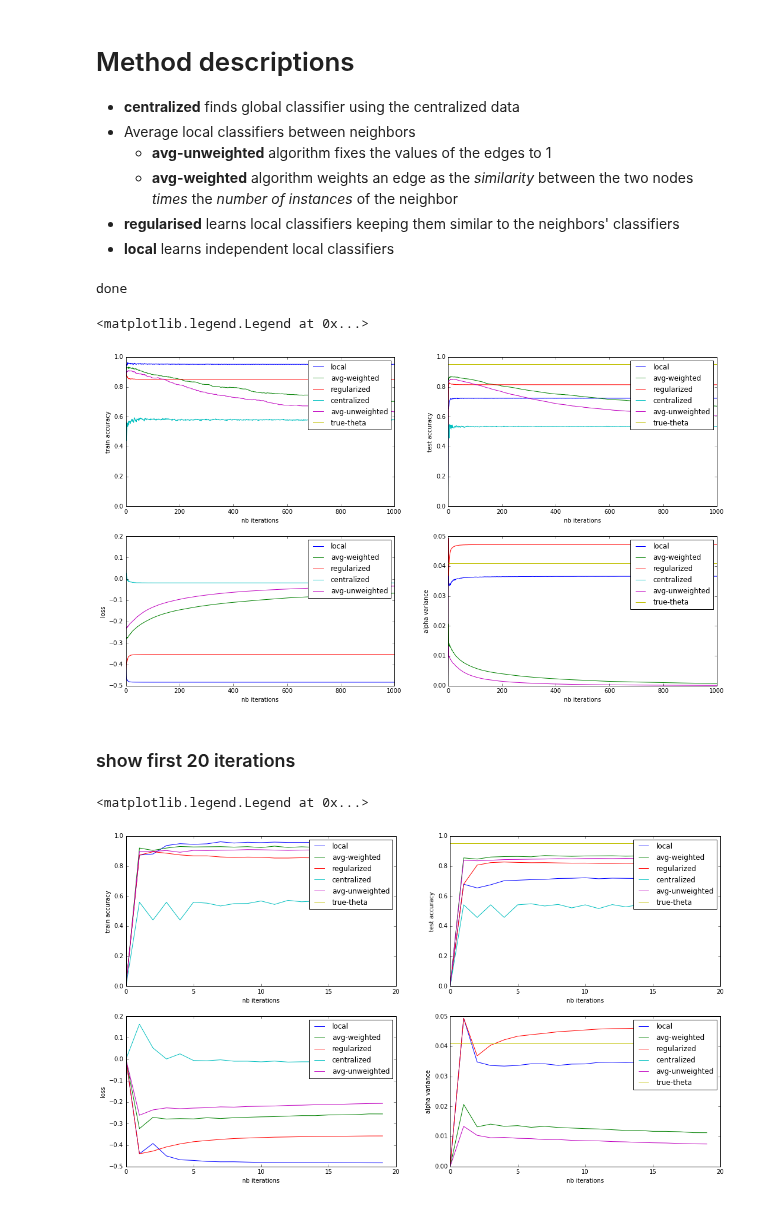
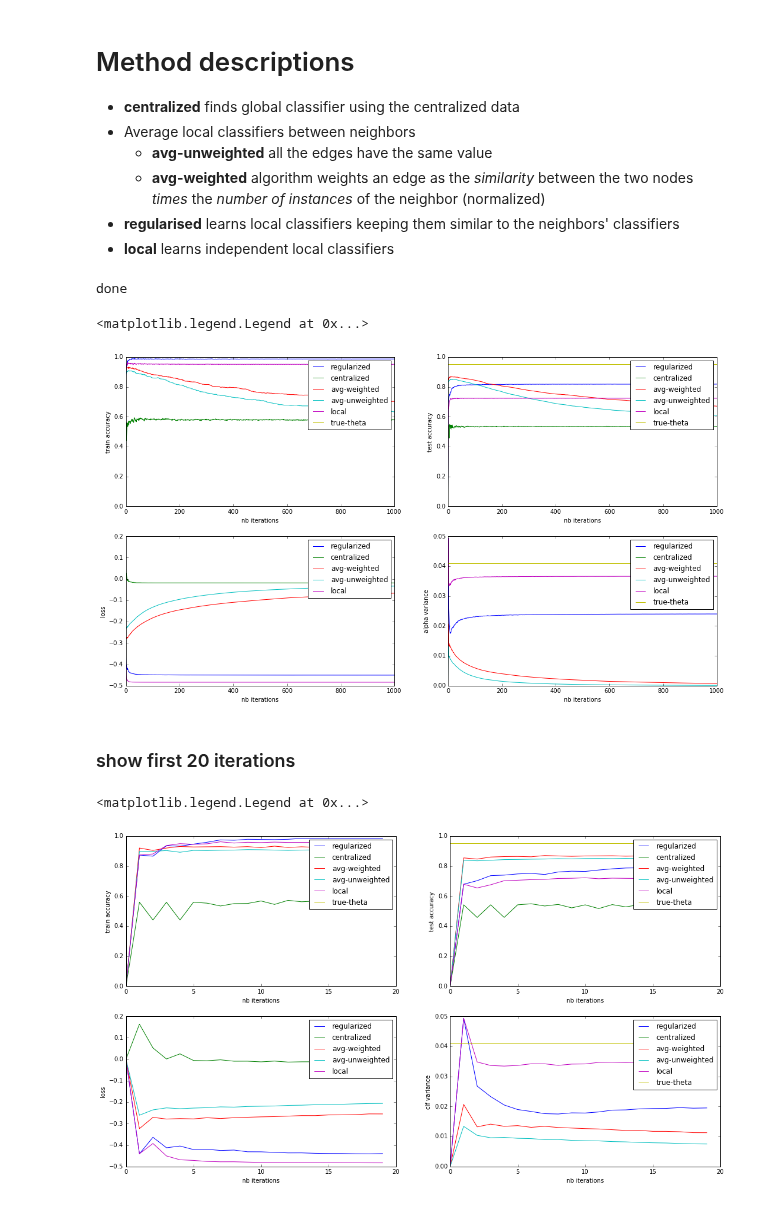
Before and after one commit to vzantedeschi/Dada, a Jupyter notebook: notebooks/Synthetic Graph.ipynb, the cells around one changed output. Saved outputs shown, nothing was run; the diff lists cells and outputs as text; code cells hidden in the pictures.

```diff
--- a/notebooks/Synthetic Graph.ipynb
+++ b/notebooks/Synthetic Graph.ipynb
@@ -3,8 +3,8 @@
 
 * **centralized** finds global classifier using the centralized data
 * Average local classifiers between neighbors
-  * **avg-unweighted** algorithm fixes the values of the edges to 1
-  * **avg-weighted** algorithm weights an edge as the *similarity* between the two nodes *times* the *number of instances* of the neighbor
+  * **avg-unweighted** all the edges have the same value
+  * **avg-weighted** algorithm weights an edge as the *similarity* between the two nodes *times* the *number of instances* of the neighbor (normalized)
 * **regularised** learns local classifiers keeping them similar to the neighbors' classifiers
 * **local** learns independent local classifiers
 # %%
@@ -31,7 +31,7 @@ N = 100
 D = 20
 NOISE_R = 0.05
 random_state = 2017
-MU = 0.1
+MU = 1
 
 V, theta_true, cluster_indexes = generate_models(nb_clust=1, nodes_per_clust=N, random_state=random_state)
 _, X, Y, X_test, Y_test, _, _ = generate_samples(V, theta_true, D, random_state=random_state, sample_error_rate=NOISE_R)
@@ -105,7 +105,7 @@ plt.plot(range(len(r_list)), [clf_var]*len(r_list), label='true-theta')
 plt.legend()
 # %% [output]
 <matplotlib.legend.Legend at 0x...>
-[figure, old version]
+[figure, new version]
 # %% [markdown]
 ### show first 20 iterations
 # %%
@@ -121,32 +121,32 @@ for k, r_list in results.items():
 plt.plot(range(max_iter), [acc[0]]*max_iter, label='true-theta')
 plt.legend()
 
 plt.subplot(222)
 plt.xlabel('nb iterations')
 plt.ylabel('test accuracy')
 
 for k, r_list in results.items():
     plt.plot(range(max_iter), [r['accuracy'][1] for r in r_list[:max_iter]], label='{}'.format(k))
 plt.plot(range(max_iter), [acc[1]]*max_iter, label='true-theta')
 plt.legend()
 
 plt.subplot(223)
 plt.xlabel('nb iterations')
 plt.ylabel('loss')
 
 for k, r_list in results.items():
     plt.plot(range(max_iter), [r['loss'] for r in r_list[:max_iter]], label='{}'.format(k))
 
 plt.legend()
 
 plt.subplot(224)
 plt.xlabel('nb iterations')
-plt.ylabel('alpha variance')
+plt.ylabel('clf variance')
 
 for k, r_list in results.items():
     plt.plot(range(max_iter), [r['clf-variance'] for r in r_list[:max_iter]], label='{}'.format(k))
 plt.plot(range(max_iter), [clf_var]*max_iter, label='true-theta')
 plt.legend()
 # %% [output]
 <matplotlib.legend.Legend at 0x...>
-[figure, old version]
+[figure, new version]
```
Also changed, not shown: 1 other file.
